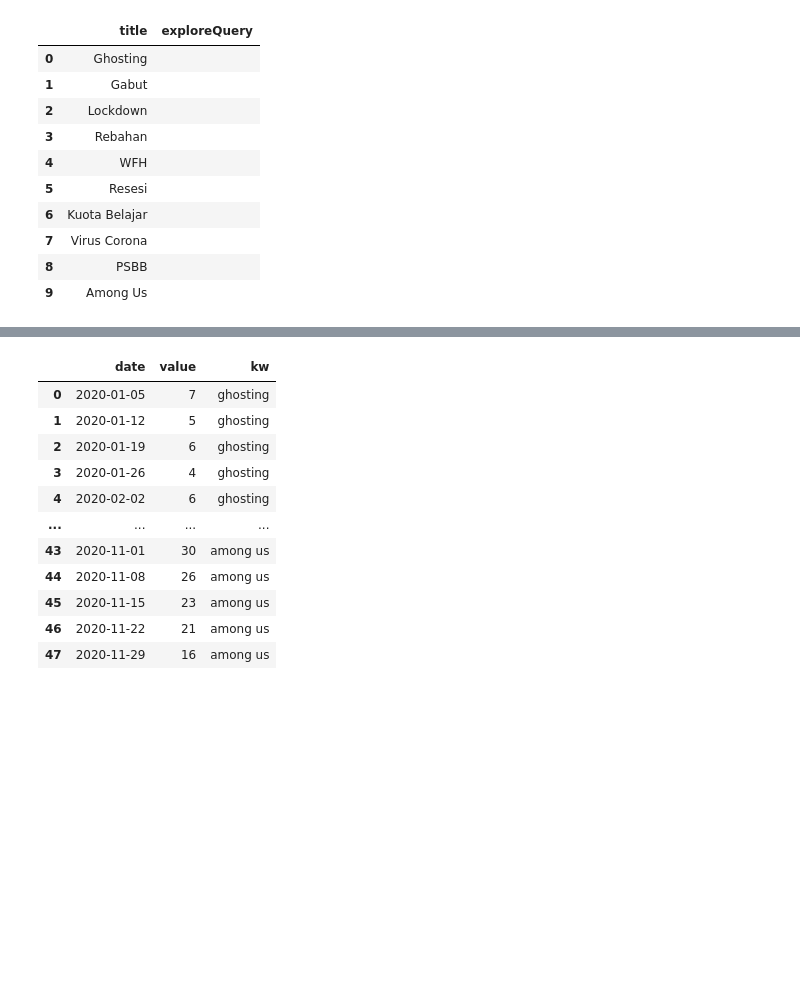
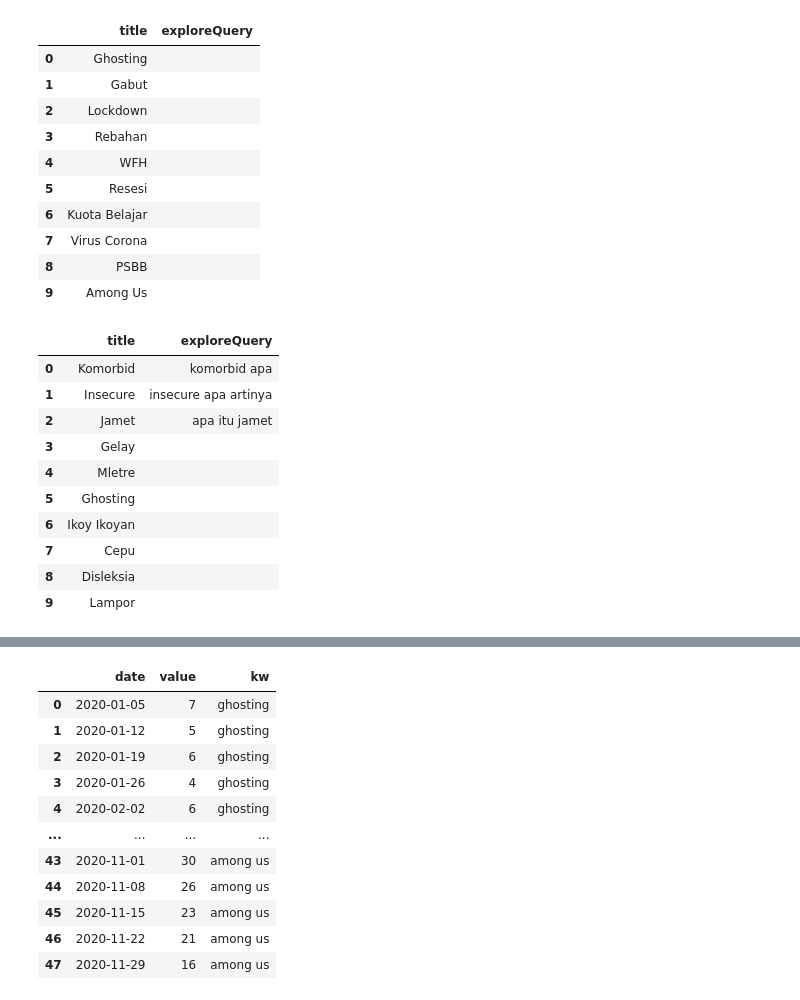
Before and after one commit to fridymandita/TKB, a Jupyter notebook: Indonesia_Trends.ipynb, the cells around one changed output, grey strips where cells are left out. Cells and saved outputs as stored; diff of their text form; code cells hidden in the pictures; blank space fills up the shorter version.

```diff
--- a/Indonesia_Trends.ipynb
+++ b/Indonesia_Trends.ipynb
@@ -42,6 +50,22 @@ df
 | 7 | Virus Corona |  |
 | 8 | PSBB |  |
 | 9 | Among Us |  |
+# %%
+# Get Google Top Charts
+df = pytrend.top_charts(date=2021, hl='en-US', tz=300, geo='ID')
+df
+# %% [output]
+|  | title | exploreQuery |
+| 0 | Komorbid | komorbid apa |
+| 1 | Insecure | insecure apa artinya |
+| 2 | Jamet | apa itu jamet |
+| 3 | Gelay |  |
+| 4 | Mletre |  |
+| 5 | Ghosting |  |
+| 6 | Ikoy Ikoyan |  |
+| 7 | Cepu |  |
+| 8 | Disleksia |  |
+| 9 | Lampor |  |
 # %%
 # Get Google Hot Trends data
 df = pytrend.trending_searches(pn='indonesia')
```
Also changed, not shown: parts of 4 cells of this notebook.
